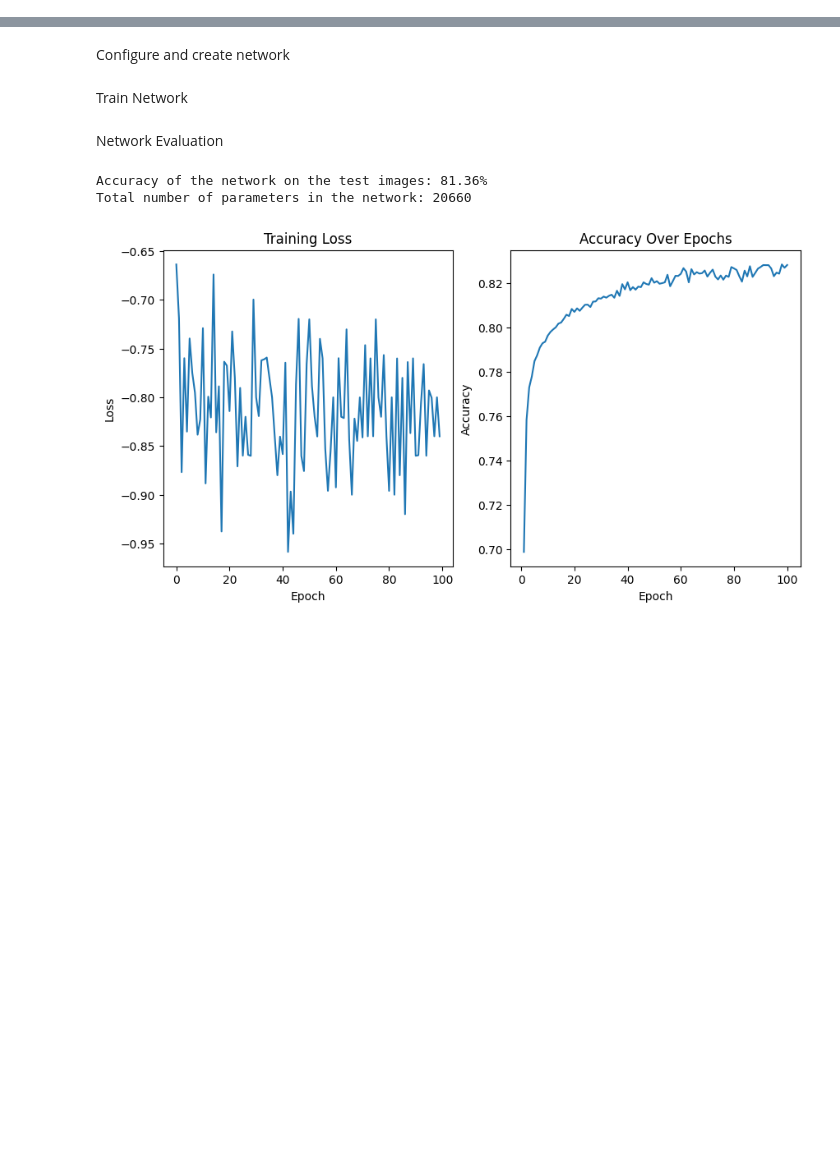
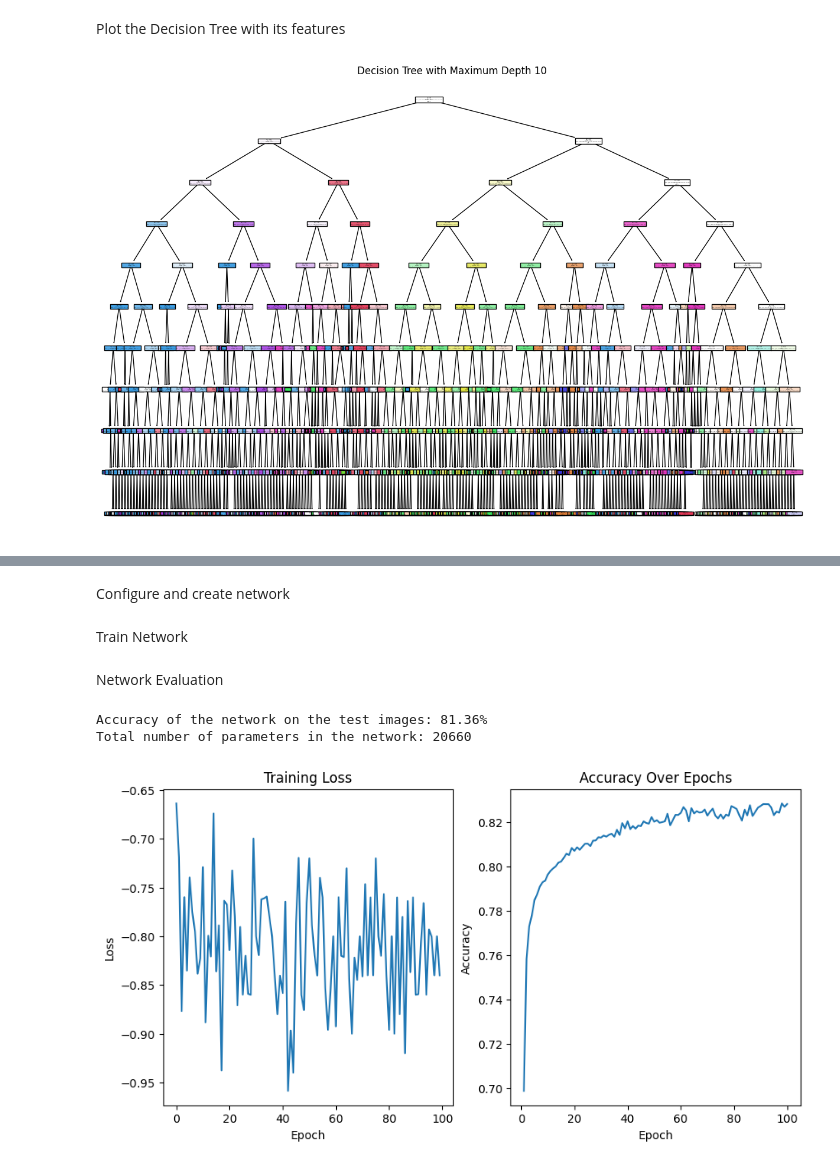
Before and after one commit to BillPapakyriakou/BillPapakyriakou, a Jupyter notebook: MachineLearning1A.ipynb, the cells around one changed output, grey strips where cells are left out. Saved outputs shown, nothing was run; the diff lists cells and outputs as text; code cells hidden in the pictures; blank space fills up the shorter version.

```diff
--- a/MachineLearning1A.ipynb
+++ b/MachineLearning1A.ipynb
@@ -110,0 +140,10 @@ for gamma in RBF_VALUES:
+# %% [markdown]
+Plot the Decision Tree with its features
+# %%
+# Plot the decision tree
+plt.figure(figsize=(15, 10))
+plot_tree(dtc, filled=True, feature_names=[str(i) for i in range(X_train_vectorized.shape[1])], class_names=[str(i) for i in range(10)])  # Adjust feature_names and class_names accordingly
+plt.title('Decision Tree with Maximum Depth 10')
+plt.show()
+# %% [output]
+[figure, added]
```
Also changed, not shown: parts of 9 cells of this notebook.
